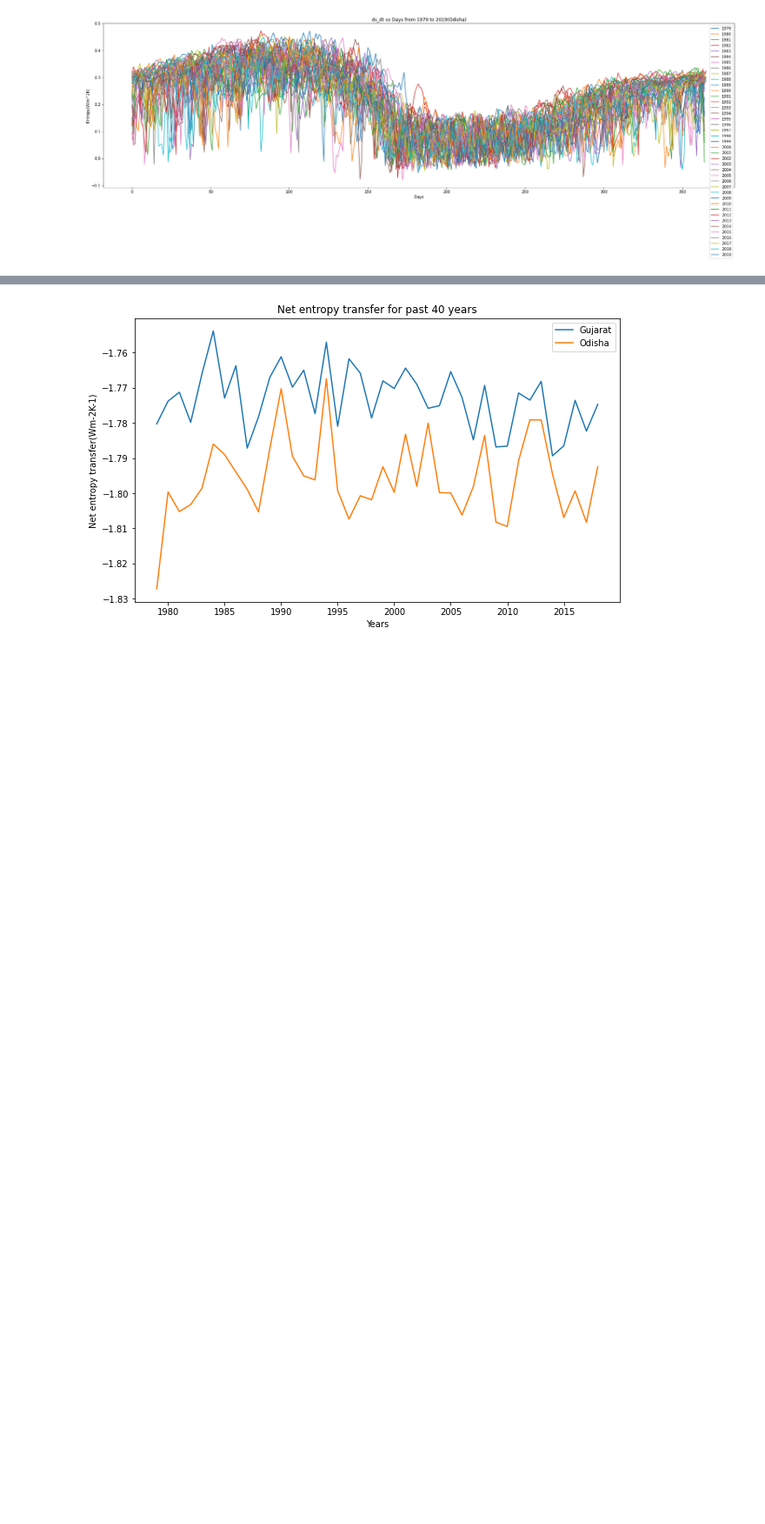
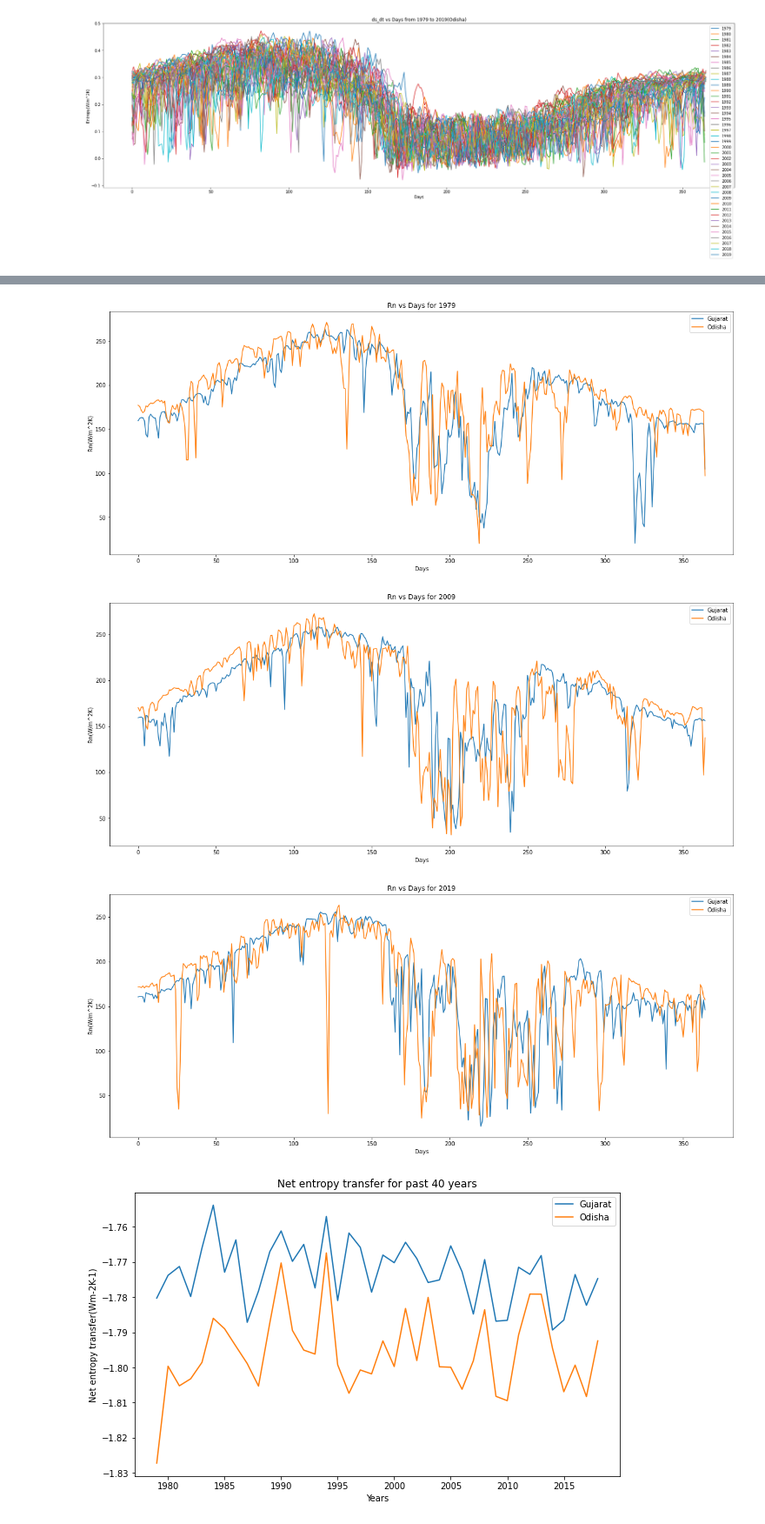
Before and after one commit to akcgjc007/EH605-project, a Jupyter notebook: new_notebook.ipynb, the cells around one changed output, grey strips where cells are left out. Shown at 87% size. Saved outputs shown, nothing was run; the diff lists cells and outputs as text; code cells hidden in the pictures; blank space fills up the shorter version.

```diff
--- a/new_notebook.ipynb
+++ b/new_notebook.ipynb
@@ -160,3 +159,29 @@ plt.show()
+# %%
+for year in [1979, 2009, 2019]:
+    df = pd.read_csv(gujarat_filename,
+                 delimiter=' ', header=None)
+    df_selected = df.loc[df[0] == year]
+    r = compute_parameters(df_selected)
+    x = [i for i in range(len(df_selected.index))]
+    plt.plot(x, r["Rn"])
+
+    df = pd.read_csv(odisha_filename,
+                 delimiter=' ', header=None)
+    df_selected = df.loc[df[0] == year]
+    r = compute_parameters(df_selected)
+    x = [i for i in range(len(df_selected.index))]
+    plt.plot(x, r["Rn"])
+
+    plt.rcParams["figure.figsize"] = (20, 8)
+    plt.xlabel("Days")
+    plt.ylabel("Rn(W/m^2K)")
+    plt.title("Rn vs Days for "+str(year))
+    plt.legend(["Gujarat", "Odisha"])
+    plt.show()
+# %% [output]
+[figure, added]
+[figure, added]
+[figure, added]
 # %%
 df = pd.read_csv(gujarat_filename,
                  delimiter=' ', header=None)
```
Also changed, not shown: parts of 2 cells of this notebook.
